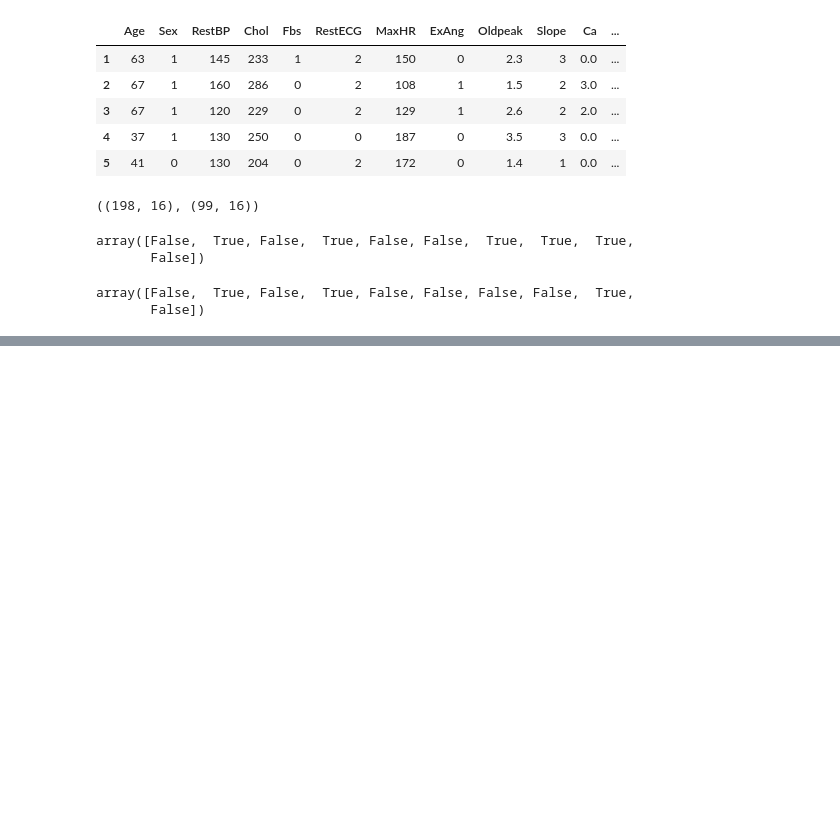
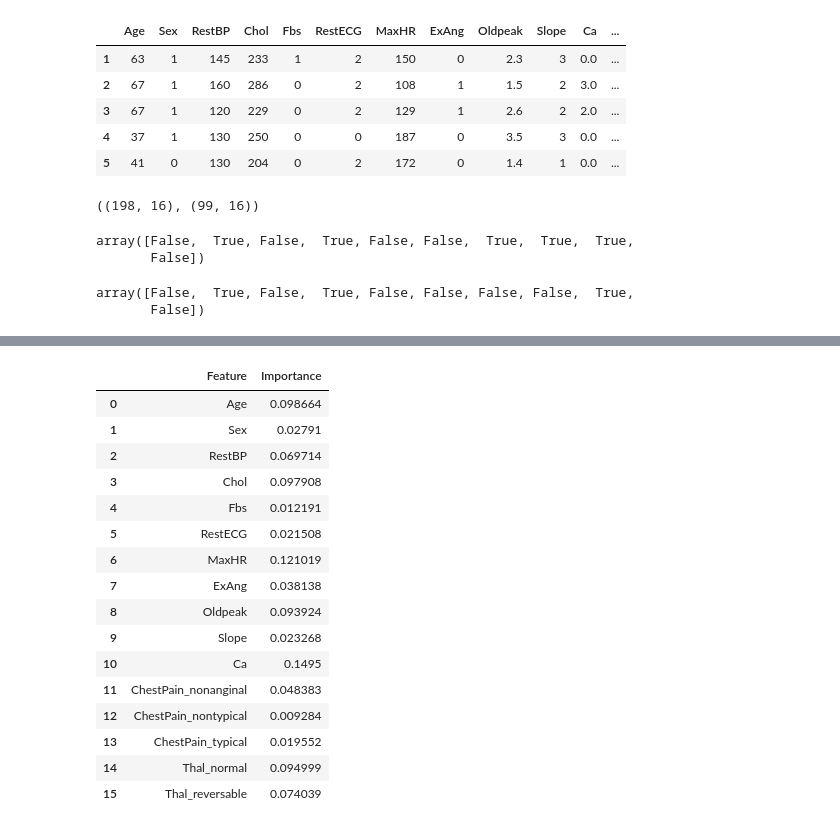
Before and after one commit to StefanLundberg77/ai_engineering_stefan_lundberg, a Jupyter notebook: code-alongs/06_random_forrest/random_forrest.ipynb, the cells around one changed output, grey strips where cells are left out. Cells and saved outputs as stored; diff of their text form; code cells hidden in the pictures; blank space fills up the shorter version.

```diff
--- a/code-alongs/06_random_forrest/random_forrest.ipynb
+++ b/code-alongs/06_random_forrest/random_forrest.ipynb
@@ -132,0 +161,22 @@ weighted avg       0.83      0.83      0.83        99
+# %%
+feature_importance = feature_importance.T
+feature_importance.columns = ["Feature", "Importance"]
+feature_importance
+# %% [output]
+|  | Feature | Importance |
+| 0 | Age | 0.098664 |
+| 1 | Sex | 0.02791 |
+| 2 | RestBP | 0.069714 |
+| 3 | Chol | 0.097908 |
+| 4 | Fbs | 0.012191 |
+| 5 | RestECG | 0.021508 |
+| 6 | MaxHR | 0.121019 |
+| 7 | ExAng | 0.038138 |
+| 8 | Oldpeak | 0.093924 |
+| 9 | Slope | 0.023268 |
+| 10 | Ca | 0.1495 |
+| 11 | ChestPain_nonanginal | 0.048383 |
+| 12 | ChestPain_nontypical | 0.009284 |
+| 13 | ChestPain_typical | 0.019552 |
+| 14 | Thal_normal | 0.094999 |
+| 15 | Thal_reversable | 0.074039 |
```
Also changed, not shown: parts of 9 cells of this notebook.
